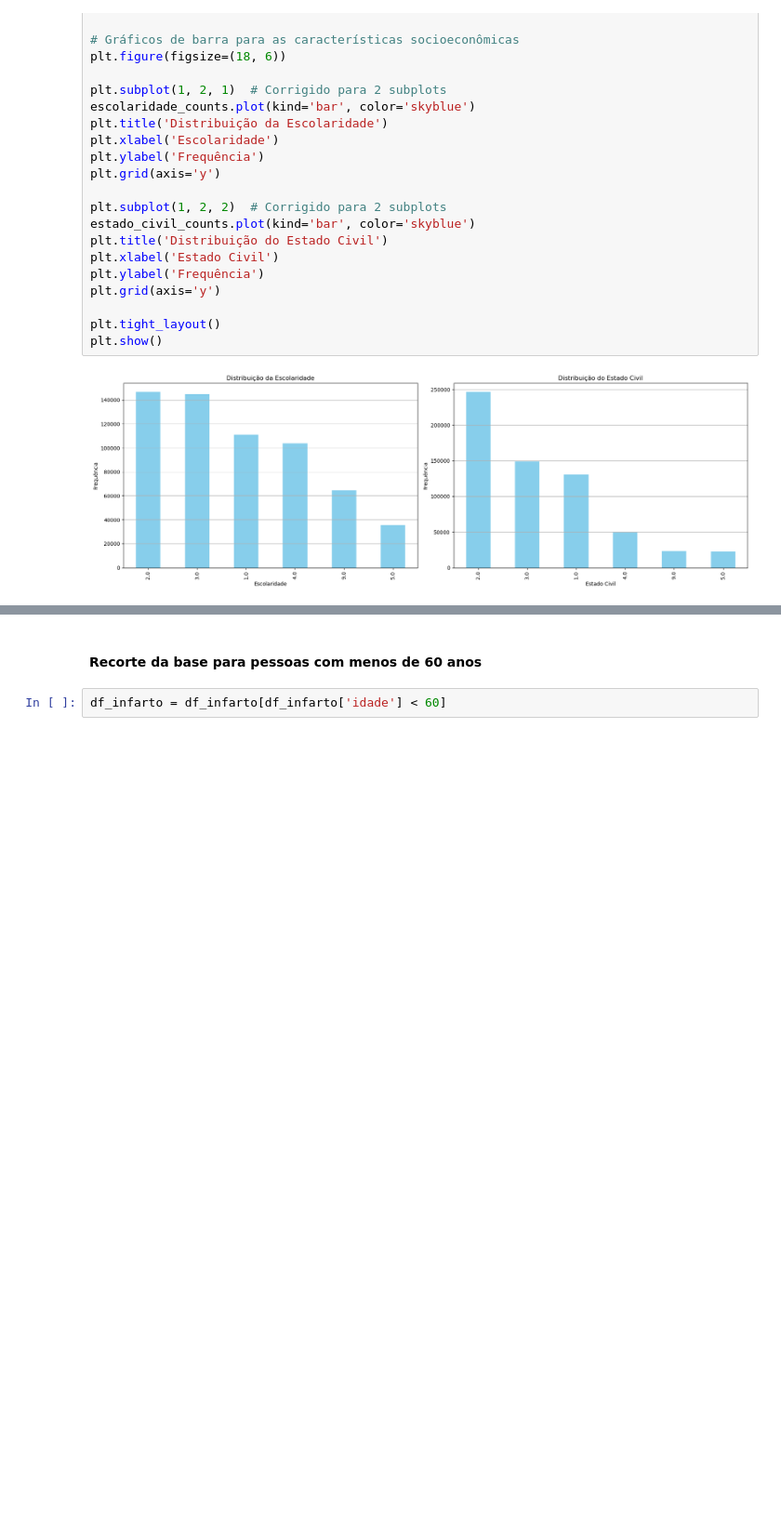
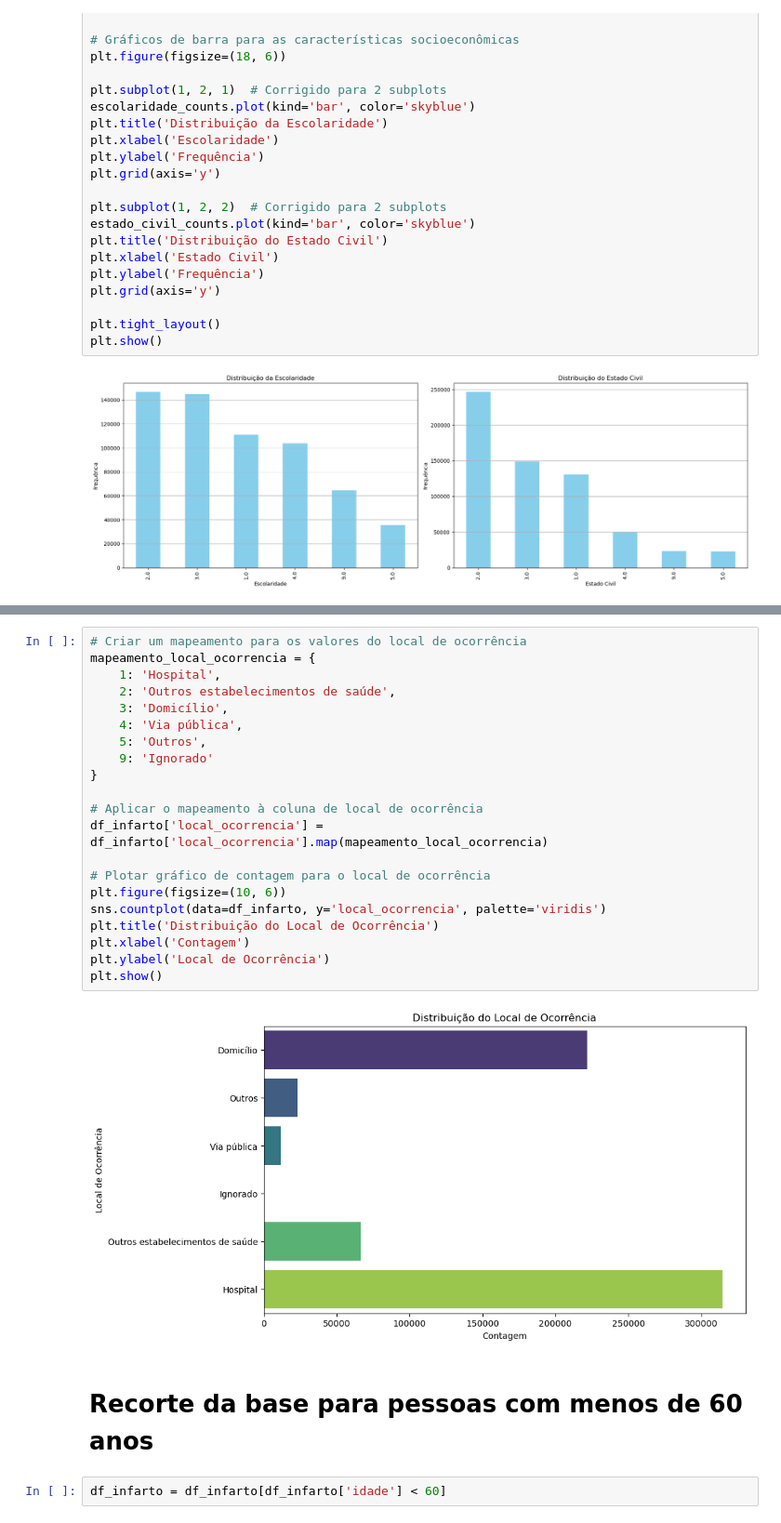
Before and after one commit to hlaff147/mortality-data-analysis, a Jupyter notebook: notebooks/infarto.ipynb, the cells around one changed output, grey strips where cells are left out. Shown: that part at 93% size. Drawn from its saved outputs; the diff is of its cells as text; blank space fills up the shorter version.

```diff
--- a/notebooks/infarto.ipynb
+++ b/notebooks/infarto.ipynb
@@ -122,5 +166,28 @@ plt.show()
+# %%
+# Criar um mapeamento para os valores do local de ocorrência
+mapeamento_local_ocorrencia = {
+    1: 'Hospital',
+    2: 'Outros estabelecimentos de saúde',
+    3: 'Domicílio',
+    4: 'Via pública',
+    5: 'Outros',
+    9: 'Ignorado'
+}
+
+# Aplicar o mapeamento à coluna de local de ocorrência
+df_infarto['local_ocorrencia'] = df_infarto['local_ocorrencia'].map(mapeamento_local_ocorrencia)
+
+# Plotar gráfico de contagem para o local de ocorrência
+plt.figure(figsize=(10, 6))
+sns.countplot(data=df_infarto, y='local_ocorrencia', palette='viridis')
+plt.title('Distribuição do Local de Ocorrência')
+plt.xlabel('Contagem')
+plt.ylabel('Local de Ocorrência')
+plt.show()
+# %% [output]
+[figure, added]
 # %% [markdown]
-#### Recorte da base para pessoas com menos de 60 anos
+# Recorte da base para pessoas com menos de 60 anos
 # %%
 df_infarto = df_infarto[df_infarto['idade'] < 60]
 # %%
```
Also changed, not shown: parts of 3 cells of this notebook.
